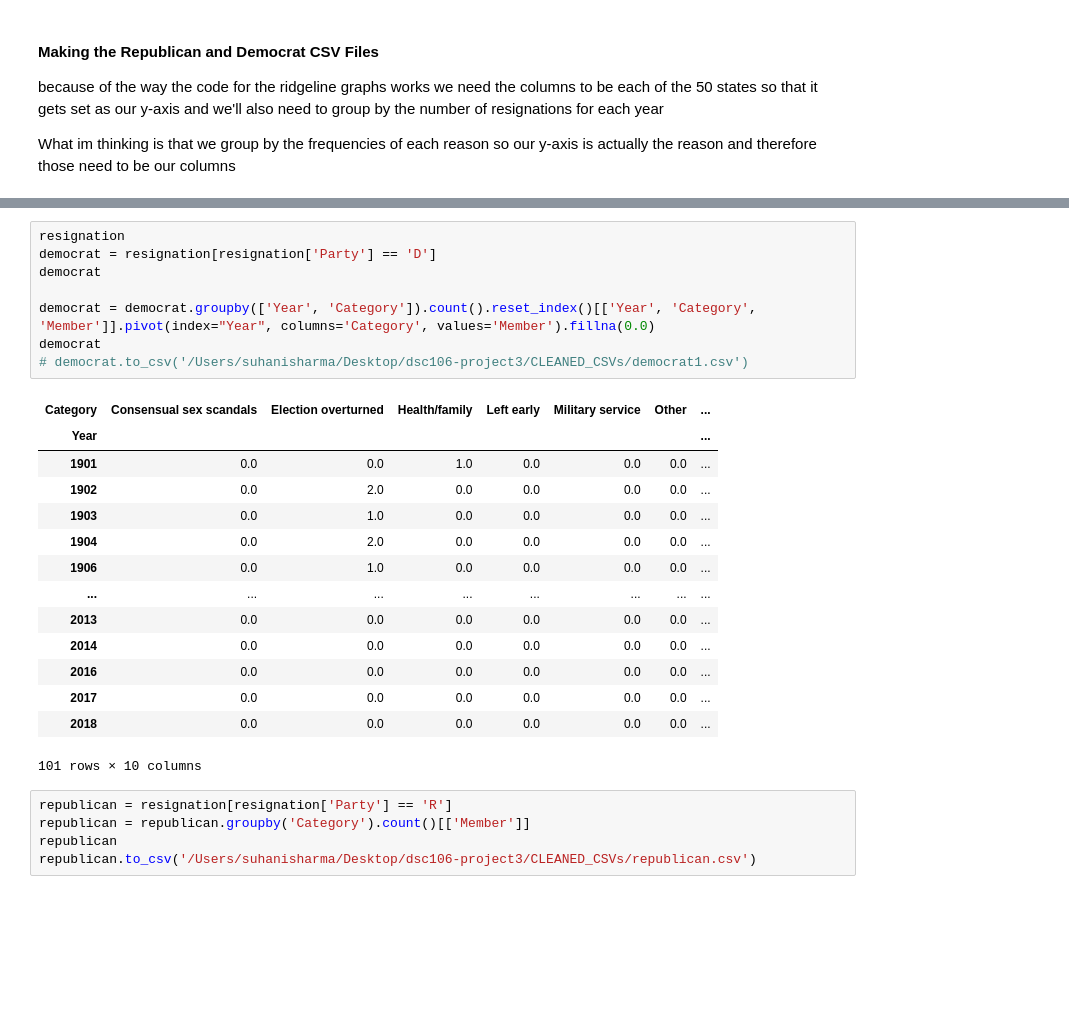
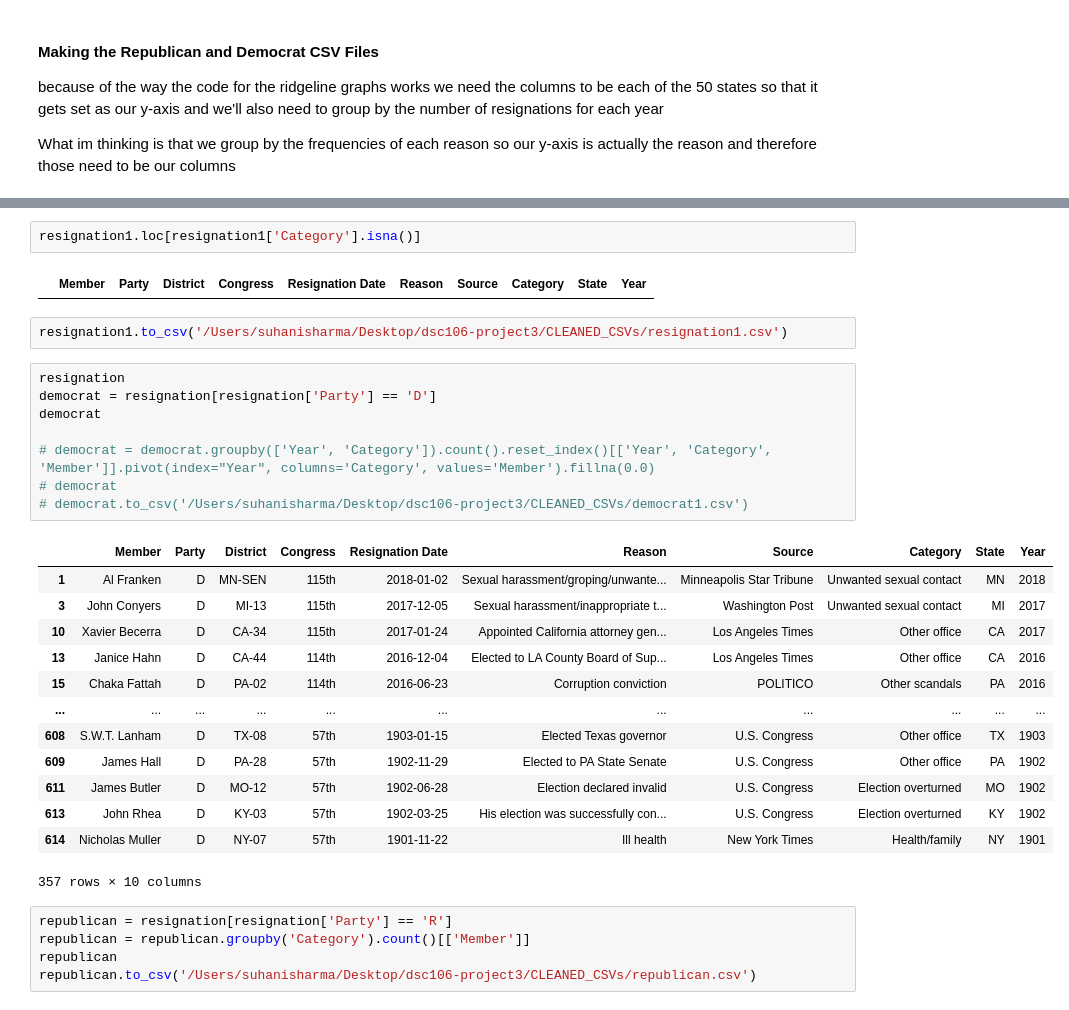
Before and after one commit to iokoroma/dsc106-project3, a Jupyter notebook: resignations.ipynb, the cells around one changed output, grey strips where cells are left out. Saved outputs shown, nothing was run; the diff lists cells and outputs as text; blank space fills up the shorter version.

```diff
--- a/resignations.ipynb
+++ b/resignations.ipynb
@@ -168,26 +230,31 @@ What im thinking is that we group by the frequencies of each reason so our y-axi
+# %%
+resignation1.loc[resignation1['Category'].isna()]
+# %% [output]
+|  | Member | Party | District | Congress | Resignation Date | Reason | Source | Category | State | Year |
+# %%
+resignation1.to_csv('/Users/suhanisharma/Desktop/dsc106-project3/CLEANED_CSVs/resignation1.csv')
 # %%
 resignation
 democrat = resignation[resignation['Party'] == 'D']
 democrat
 
-democrat = democrat.groupby(['Year', 'Category']).count().reset_index()[['Year', 'Category', 'Member']].pivot(index="Year", columns='Category', values='Member').fillna(0.0)
-democrat
+# democrat = democrat.groupby(['Year', 'Category']).count().reset_index()[['Year', 'Category', 'Member']].pivot(index="Year", columns='Category', values='Member').fillna(0.0)
+# democrat
 # democrat.to_csv('/Users/suhanisharma/Desktop/dsc106-project3/CLEANED_CSVs/democrat1.csv')
 # %% [output]
-| Category | Consensual sex scandals | Election overturned | Health/family | Left early | Military service | Other | ... |
-| Year |  |  |  |  |  |  | ... |
-| 1901 | 0.0 | 0.0 | 1.0 | 0.0 | 0.0 | 0.0 | ... |
-| 1902 | 0.0 | 2.0 | 0.0 | 0.0 | 0.0 | 0.0 | ... |
-| 1903 | 0.0 | 1.0 | 0.0 | 0.0 | 0.0 | 0.0 | ... |
-| 1904 | 0.0 | 2.0 | 0.0 | 0.0 | 0.0 | 0.0 | ... |
-| 1906 | 0.0 | 1.0 | 0.0 | 0.0 | 0.0 | 0.0 | ... |
-| ... | ... | ... | ... | ... | ... | ... | ... |
-| 2013 | 0.0 | 0.0 | 0.0 | 0.0 | 0.0 | 0.0 | ... |
-| 2014 | 0.0 | 0.0 | 0.0 | 0.0 | 0.0 | 0.0 | ... |
-| 2016 | 0.0 | 0.0 | 0.0 | 0.0 | 0.0 | 0.0 | ... |
-| 2017 | 0.0 | 0.0 | 0.0 | 0.0 | 0.0 | 0.0 | ... |
-| 2018 | 0.0 | 0.0 | 0.0 | 0.0 | 0.0 | 0.0 | ... |
+|  | Member | Party | District | Congress | Resignation Date | Reason | Source | Category | State | Year |
+| 1 | Al Franken | D | MN-SEN | 115th | 2018-01-02 | Sexual harassment/groping/unwante... | Minneapolis Star Tribune | Unwanted sexual contact | MN | 2018 |
+| 3 | John Conyers | D | MI-13 | 115th | 2017-12-05 | Sexual harassment/inappropriate t... | Washington Post | Unwanted sexual contact | MI | 2017 |
+| 10 | Xavier Becerra | D | CA-34 | 115th | 2017-01-24 | Appointed California attorney gen... | Los Angeles Times | Other office | CA | 2017 |
+| 13 | Janice Hahn | D | CA-44 | 114th | 2016-12-04 | Elected to LA County Board of Sup... | Los Angeles Times | Other office | CA | 2016 |
+| 15 | Chaka Fattah | D | PA-02 | 114th | 2016-06-23 | Corruption conviction | POLITICO | Other scandals | PA | 2016 |
+| ... | ... | ... | ... | ... | ... | ... | ... | ... | ... | ... |
+| 608 | S.W.T. Lanham | D | TX-08 | 57th | 1903-01-15 | Elected Texas governor | U.S. Congress | Other office | TX | 1903 |
+| 609 | James Hall | D | PA-28 | 57th | 1902-11-29 | Elected to PA State Senate | U.S. Congress | Other office | PA | 1902 |
+| 611 | James Butler | D | MO-12 | 57th | 1902-06-28 | Election declared invalid | U.S. Congress | Election overturned | MO | 1902 |
+| 613 | John Rhea | D | KY-03 | 57th | 1902-03-25 | His election was successfully con... | U.S. Congress | Election overturned | KY | 1902 |
+| 614 | Nicholas Muller | D | NY-07 | 57th | 1901-11-22 | Ill health | New York Times | Health/family | NY | 1901 |
-101 rows × 10 columns
+357 rows × 10 columns
 # %%
 republican = resignation[resignation['Party'] == 'R']
 republican = republican.groupby('Category').count()[['Member']]
```
Also changed, not shown: parts of 6 cells of this notebook, 7 other files.
